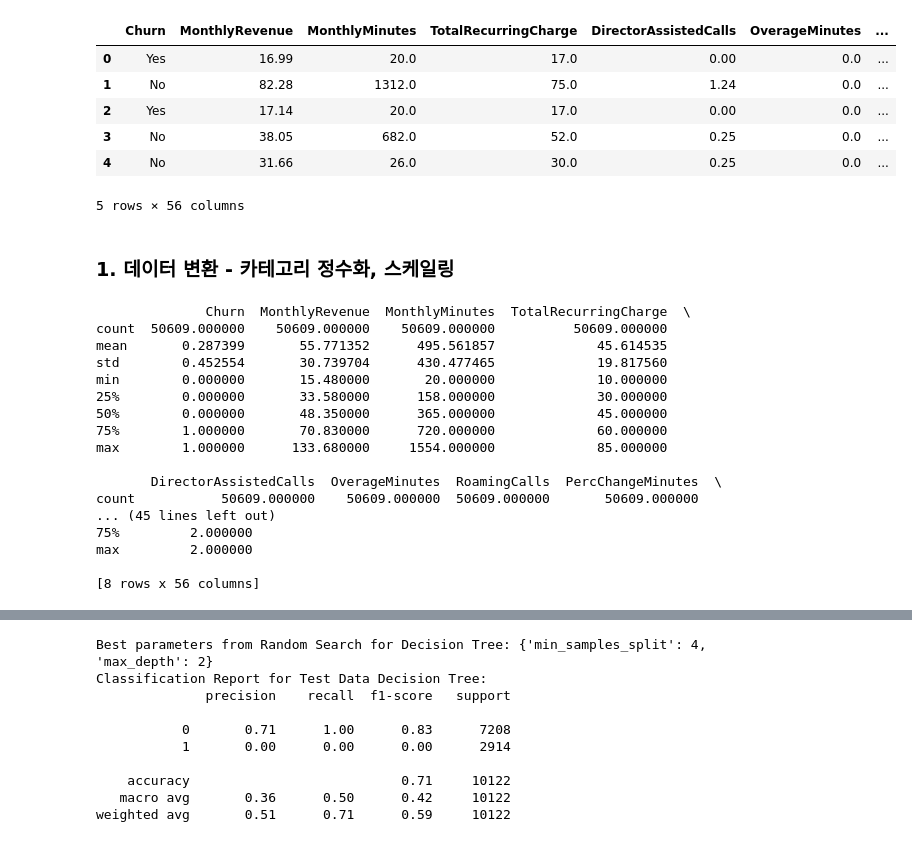
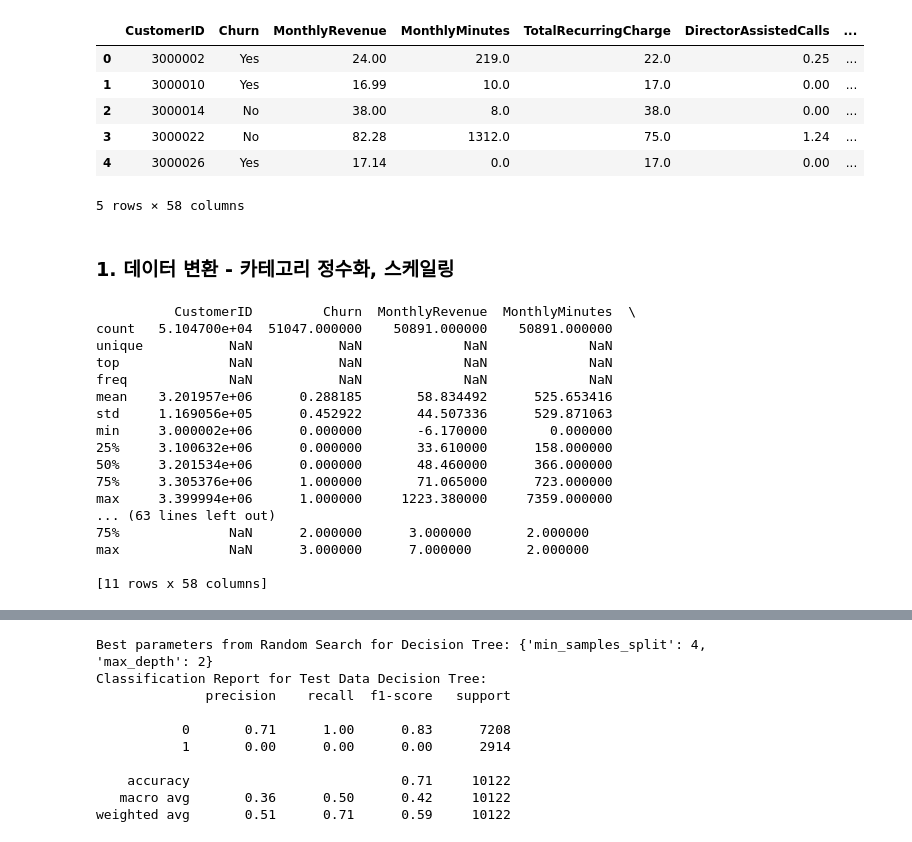
Before and after one commit to SKNETWORKS-FAMILY-AICAMP/SKN04-2nd-4Team, a Jupyter notebook: ML/ML_XG_RF.ipynb, the cells around one changed output, grey strips where cells are left out. Drawn from its saved outputs; the diff is of its cells as text; code cells hidden in the pictures.

```diff
--- a/ML/ML_XG_RF.ipynb
+++ b/ML/ML_XG_RF.ipynb
@@ -28,19 +28,19 @@ from sklearn.metrics import classification_report, accuracy_score, precision_sco
 # %%
 # 데이터 불러오기 (제외할 컬럼 지정)
 ## "Unnamed: 0", "CustomerID" (유저 고유 번호)
 ## "CallForwardingCalls" (모든 값이 0)
-train = pd.read_csv(r'C:\Users\USER\Documents\git\SKN_Team_project2(작업용)\data\train_cleaned_outlier_del.csv', usecols=lambda column: column not in ["Unnamed: 0", "CustomerID", "CallForwardingCalls"])
+train= pd.read_csv(r'C:\Users\simto\Documents\GIT\2024-08-05_Encore-4\day36\data\train.csv',encoding='CP949')
 
 # 데이터 확인
 train.head(5)
 # %% [output]
-|  | Churn | MonthlyRevenue | MonthlyMinutes | TotalRecurringCharge | DirectorAssistedCalls | OverageMinutes | ... |
-| 0 | Yes | 16.99 | 20.0 | 17.0 | 0.00 | 0.0 | ... |
-| 1 | No | 82.28 | 1312.0 | 75.0 | 1.24 | 0.0 | ... |
-| 2 | Yes | 17.14 | 20.0 | 17.0 | 0.00 | 0.0 | ... |
-| 3 | No | 38.05 | 682.0 | 52.0 | 0.25 | 0.0 | ... |
-| 4 | No | 31.66 | 26.0 | 30.0 | 0.25 | 0.0 | ... |
+|  | CustomerID | Churn | MonthlyRevenue | MonthlyMinutes | TotalRecurringCharge | DirectorAssistedCalls | ... |
+| 0 | 3000002 | Yes | 24.00 | 219.0 | 22.0 | 0.25 | ... |
+| 1 | 3000010 | Yes | 16.99 | 10.0 | 17.0 | 0.00 | ... |
+| 2 | 3000014 | No | 38.00 | 8.0 | 38.0 | 0.00 | ... |
+| 3 | 3000022 | No | 82.28 | 1312.0 | 75.0 | 1.24 | ... |
+| 4 | 3000026 | Yes | 17.14 | 0.0 | 17.0 | 0.00 | ... |
-5 rows × 56 columns
+5 rows × 58 columns
 # %% [markdown]
 ### 1. 데이터 변환 - 카테고리 정수화, 스케일링
 # %%
@@ -83,23 +83,23 @@ train, _ = convert_category_into_integer(train,
 # %%
 print(train.describe(include='all'))
 # %% [output]
-              Churn  MonthlyRevenue  MonthlyMinutes  TotalRecurringCharge  \
-count  50609.000000    50609.000000    50609.000000          50609.000000
-mean       0.287399       55.771352      495.561857             45.614535
-std        0.452554       30.739704      430.477465             19.817560
-min        0.000000       15.480000       20.000000             10.000000
-25%        0.000000       33.580000      158.000000             30.000000
-50%        0.000000       48.350000      365.000000             45.000000
-75%        1.000000       70.830000      720.000000             60.000000
-max        1.000000      133.680000     1554.000000             85.000000
+          CustomerID         Churn  MonthlyRevenue  MonthlyMinutes  \
+count   5.104700e+04  51047.000000    50891.000000    50891.000000
+unique           NaN           NaN             NaN             NaN
+top              NaN           NaN             NaN             NaN
+freq             NaN           NaN             NaN             NaN
+mean    3.201957e+06      0.288185       58.834492      525.653416
+std     1.169056e+05      0.452922       44.507336      529.871063
+min     3.000002e+06      0.000000       -6.170000        0.000000
+25%     3.100632e+06      0.000000       33.610000      158.000000
+50%     3.201534e+06      0.000000       48.460000      366.000000
+75%     3.305376e+06      1.000000       71.065000      723.000000
+max     3.399994e+06      1.000000     1223.380000     7359.000000
+... (63 lines left out)
+75%              NaN      2.000000      3.000000       2.000000
+max              NaN      3.000000      7.000000       2.000000
 
-       DirectorAssistedCalls  OverageMinutes  RoamingCalls  PercChangeMinutes  \
-count           50609.000000    50609.000000  50609.000000       50609.000000
-... (45 lines left out)
-75%         2.000000
-max         2.000000
-
-[8 rows x 56 columns]
+[11 rows x 58 columns]
 # %%
 # 스케일링 함수 정의
 def scale_data(train, scaler_type='standard', target_col='Churn'):
```
Also changed, not shown: parts of 1 cell of this notebook, 1 other file.
